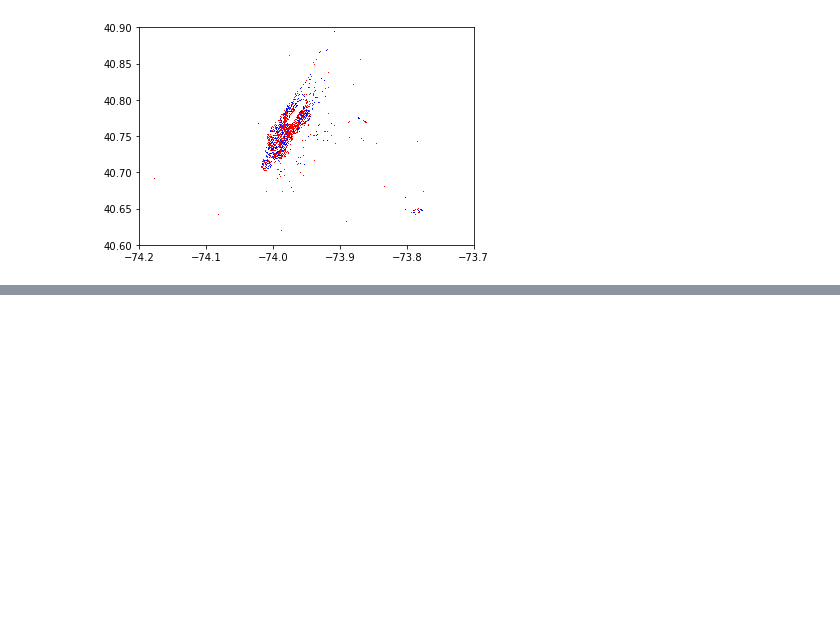
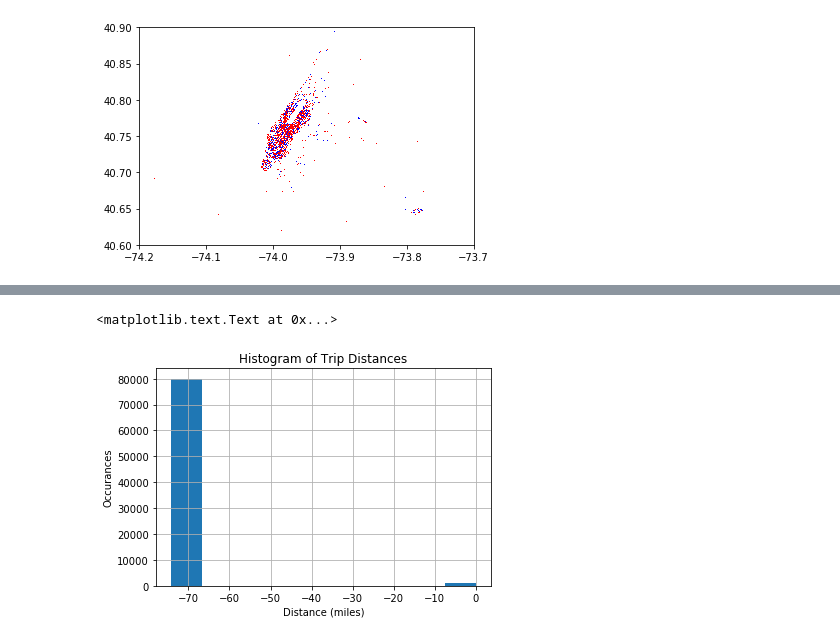
Before and after one commit to jgilles23/CEE245_FinalProject, a Jupyter notebook: CreateMaps.ipynb, the cells around one changed output, grey strips where cells are left out. Cells and saved outputs as stored; diff of their text form; code cells hidden in the pictures; blank space fills up the shorter version.

```diff
--- a/CreateMaps.ipynb
+++ b/CreateMaps.ipynb
@@ -65,0 +72,9 @@ dist_plot = df['trip_distance'].hist(bins=10)
+# %%
+#plot histogram of pick up locations
+dist_plot = df['pickup_longitude'].hist(bins=10)
+dist_plot.set_title("Histogram of Trip Distances")
+dist_plot.set_xlabel("Distance (miles)")
+dist_plot.set_ylabel("Occurances")
+# %% [output]
+<matplotlib.text.Text at 0x...>
+[figure, added]
```
Also changed, not shown: parts of 1 cell of this notebook.
